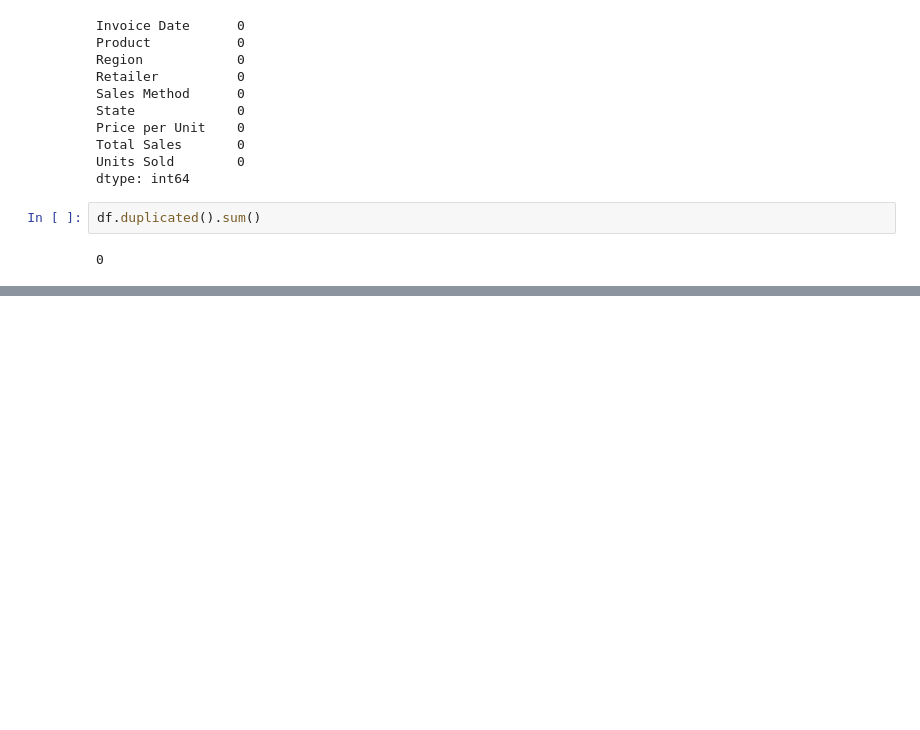
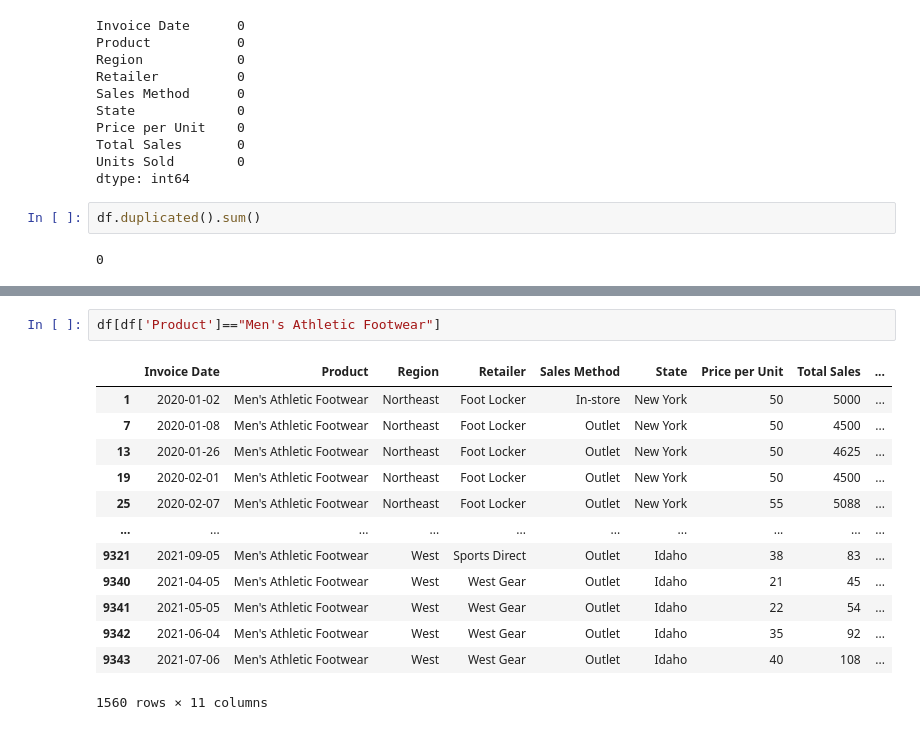
Before and after one commit to aruncb2/NIKE, a Jupyter notebook: nike_project.ipynb, the cells around one changed output, grey strips where cells are left out. Saved outputs shown, nothing was run; the diff lists cells and outputs as text; blank space fills up the shorter version.

```diff
--- a/nike_project.ipynb
+++ b/nike_project.ipynb
@@ -63,0 +220,16 @@ for i in df:
+# %%
+df[df['Product']=="Men's Athletic Footwear"]
+# %% [output]
+|  | Invoice Date | Product | Region | Retailer | Sales Method | State | Price per Unit | Total Sales | ... |
+| 1 | 2020-01-02 | Men's Athletic Footwear | Northeast | Foot Locker | In-store | New York | 50 | 5000 | ... |
+| 7 | 2020-01-08 | Men's Athletic Footwear | Northeast | Foot Locker | Outlet | New York | 50 | 4500 | ... |
+| 13 | 2020-01-26 | Men's Athletic Footwear | Northeast | Foot Locker | Outlet | New York | 50 | 4625 | ... |
+| 19 | 2020-02-01 | Men's Athletic Footwear | Northeast | Foot Locker | Outlet | New York | 50 | 4500 | ... |
+| 25 | 2020-02-07 | Men's Athletic Footwear | Northeast | Foot Locker | Outlet | New York | 55 | 5088 | ... |
+| ... | ... | ... | ... | ... | ... | ... | ... | ... | ... |
+| 9321 | 2021-09-05 | Men's Athletic Footwear | West | Sports Direct | Outlet | Idaho | 38 | 83 | ... |
+| 9340 | 2021-04-05 | Men's Athletic Footwear | West | West Gear | Outlet | Idaho | 21 | 45 | ... |
+| 9341 | 2021-05-05 | Men's Athletic Footwear | West | West Gear | Outlet | Idaho | 22 | 54 | ... |
+| 9342 | 2021-06-04 | Men's Athletic Footwear | West | West Gear | Outlet | Idaho | 35 | 92 | ... |
+| 9343 | 2021-07-06 | Men's Athletic Footwear | West | West Gear | Outlet | Idaho | 40 | 108 | ... |
+1560 rows × 11 columns
```
Also changed, not shown: parts of 17 cells of this notebook.
